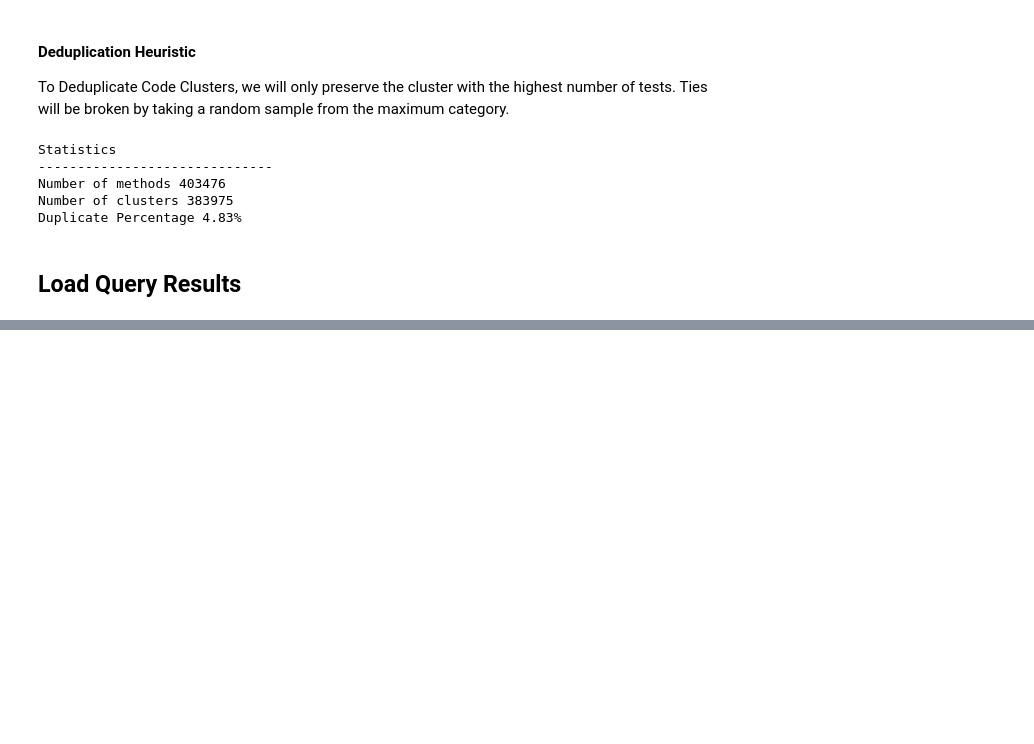
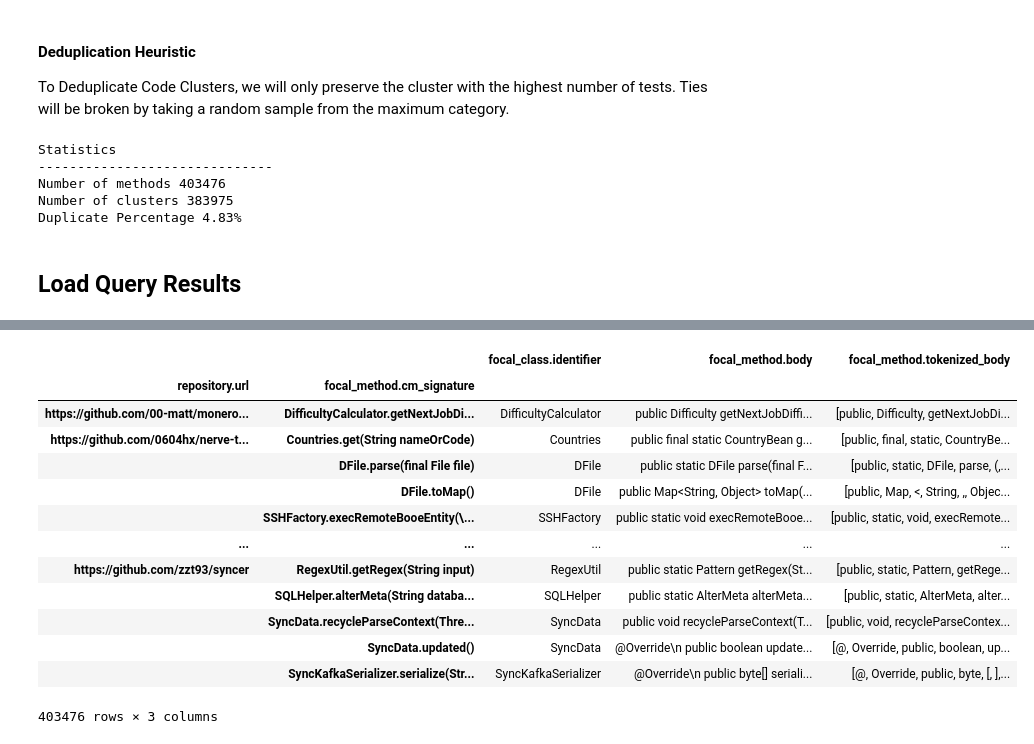
Before and after one commit to abaveja313/perplexity, a Jupyter notebook: DatasetAnalysis.ipynb, the cells around one changed output, grey strips where cells are left out. Cells and saved outputs as stored; diff of their text form; code cells hidden in the pictures; blank space fills up the shorter version.

```diff
--- a/DatasetAnalysis.ipynb
+++ b/DatasetAnalysis.ipynb
@@ -176,0 +217,17 @@ query_results.close()
+# %%
+methods
+# %% [output]
+|  |  | focal_class.identifier | focal_method.body | focal_method.tokenized_body |
+| repository.url | focal_method.cm_signature |  |  |  |
+| https://github.com/00-matt/monero... | DifficultyCalculator.getNextJobDi... | DifficultyCalculator | public Difficulty getNextJobDiffi... | [public, Difficulty, getNextJobDi... |
+| https://github.com/0604hx/nerve-t... | Countries.get(String nameOrCode) | Countries | public final static CountryBean g... | [public, final, static, CountryBe... |
+|  | DFile.parse(final File file) | DFile | public static DFile parse(final F... | [public, static, DFile, parse, (,... |
+|  | DFile.toMap() | DFile | public Map<String, Object> toMap(... | [public, Map, <, String, ,, Objec... |
+|  | SSHFactory.execRemoteBooeEntity(\... | SSHFactory | public static void execRemoteBooe... | [public, static, void, execRemote... |
+| ... | ... | ... | ... | ... |
+| https://github.com/zzt93/syncer | RegexUtil.getRegex(String input) | RegexUtil | public static Pattern getRegex(St... | [public, static, Pattern, getRege... |
+|  | SQLHelper.alterMeta(String databa... | SQLHelper | public static AlterMeta alterMeta... | [public, static, AlterMeta, alter... |
+|  | SyncData.recycleParseContext(Thre... | SyncData | public void recycleParseContext(T... | [public, void, recycleParseContex... |
+|  | SyncData.updated() | SyncData | @Override\n public boolean update... | [@, Override, public, boolean, up... |
+|  | SyncKafkaSerializer.serialize(Str... | SyncKafkaSerializer | @Override\n public byte[] seriali... | [@, Override, public, byte, [, ],... |
+403476 rows × 3 columns
```
Also changed, not shown: parts of 16 cells of this notebook, 2 other files.
